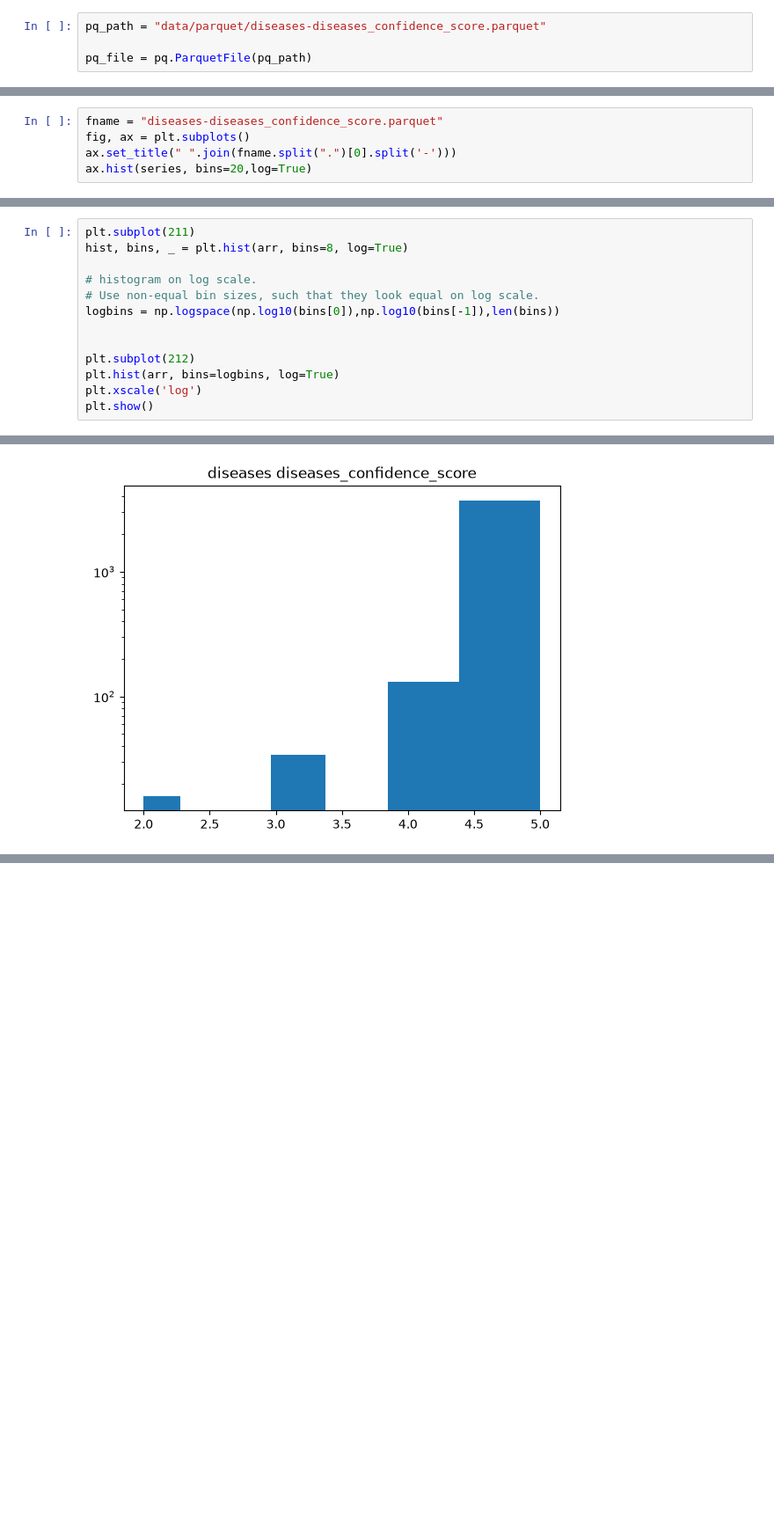
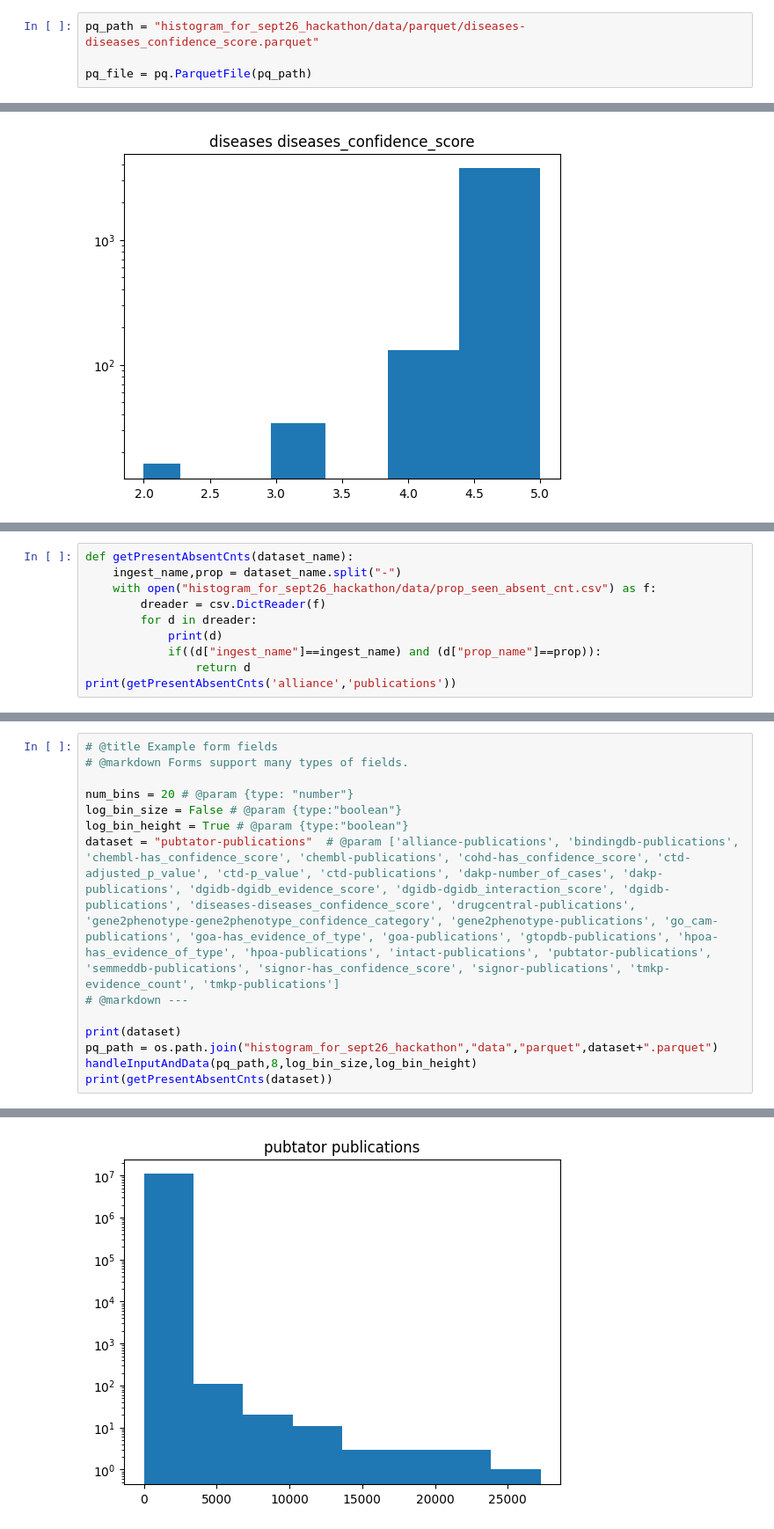
Before and after one commit to DnlRKorn/histogram_for_sept26_hackathon, a Jupyter notebook: make_hist_from_data.ipynb, the cells around one changed output, grey strips where cells are left out. Shown at 88% size. Cells and saved outputs as stored; diff of their text form; blank space fills up the shorter version.

```diff
--- a/make_hist_from_data.ipynb
+++ b/make_hist_from_data.ipynb
@@ -10,5 +21,5 @@ import pandas as pd
 # %%
-pq_path = "data/parquet/diseases-diseases_confidence_score.parquet"
+pq_path = "histogram_for_sept26_hackathon/data/parquet/diseases-diseases_confidence_score.parquet"
 
 pq_file = pq.ParquetFile(pq_path)
 # %%
@@ -28,5 +26,0 @@ pandas.Series
-# %%
-fname = "diseases-diseases_confidence_score.parquet"
-fig, ax = plt.subplots()
-ax.set_title(" ".join(fname.split(".")[0].split('-')))
-ax.hist(series, bins=20,log=True)
@@ -36,13 +26,0 @@ NameError: name 'series' is not defined
-# %%
-plt.subplot(211)
-hist, bins, _ = plt.hist(arr, bins=8, log=True)
-
-# histogram on log scale.
-# Use non-equal bin sizes, such that they look equal on log scale.
-logbins = np.logspace(np.log10(bins[0]),np.log10(bins[-1]),len(bins))
-
-
-plt.subplot(212)
-plt.hist(arr, bins=logbins, log=True)
-plt.xscale('log')
-plt.show()
@@ -93,0 +48,10 @@ p.stem
+# %%
+def getPresentAbsentCnts(dataset_name):
+    ingest_name,prop = dataset_name.split("-")
+    with open("histogram_for_sept26_hackathon/data/prop_seen_absent_cnt.csv") as f:
+        dreader = csv.DictReader(f)
+        for d in dreader:
+            print(d)
+            if((d["ingest_name"]==ingest_name) and (d["prop_name"]==prop)):
+                return d
+print(getPresentAbsentCnts('alliance','publications'))
@@ -93,0 +67,15 @@ p.stem
+# %%
+# @title Example form fields
+# @markdown Forms support many types of fields.
+
+num_bins = 20 # @param {type: "number"}
+log_bin_size = False # @param {type:"boolean"}
+log_bin_height = True # @param {type:"boolean"}
+dataset = "pubtator-publications"  # @param ['alliance-publications', 'bindingdb-publications', 'chembl-has_confidence_score', 'chembl-publications', 'cohd-has_confidence_score', 'ctd-adjusted_p_value', 'ctd-p_value', 'ctd-publications', 'dakp-number_of_cases', 'dakp-publications', 'dgidb-dgidb_evidence_score', 'dgidb-dgidb_interaction_score', 'dgidb-publications', 'diseases-diseases_confidence_score', 'drugcentral-publications', 'gene2phenotype-gene2phenotype_confidence_category', 'gene2phenotype-publications', 'go_cam-publications', 'goa-has_evidence_of_type', 'goa-publications', 'gtopdb-publications', 'hpoa-has_evidence_of_type', 'hpoa-publications', 'intact-publications', 'pubtator-publications', 'semmeddb-publications', 'signor-has_confidence_score', 'signor-publications', 'tmkp-evidence_count', 'tmkp-publications']
+# @markdown ---
+
+print(dataset)
+pq_path = os.path.join("histogram_for_sept26_hackathon","data","parquet",dataset+".parquet")
+handleInputAndData(pq_path,8,log_bin_size,log_bin_height)
+print(getPresentAbsentCnts(dataset))
+# %% [output]
@@ -93,0 +83 @@ p.stem
+[figure, added]
```
Also changed, not shown: parts of 13 cells of this notebook.
